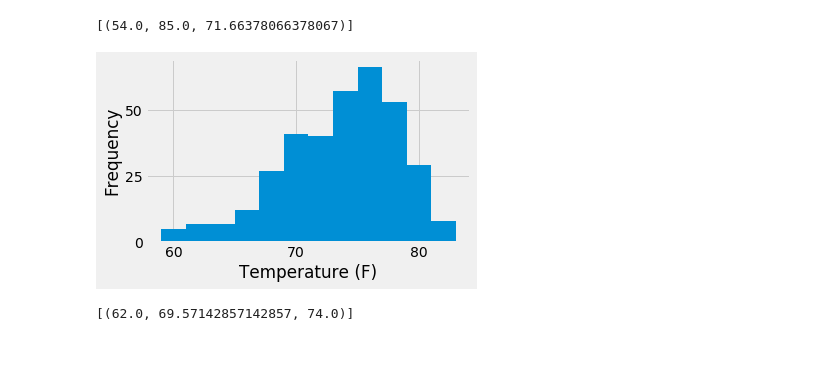
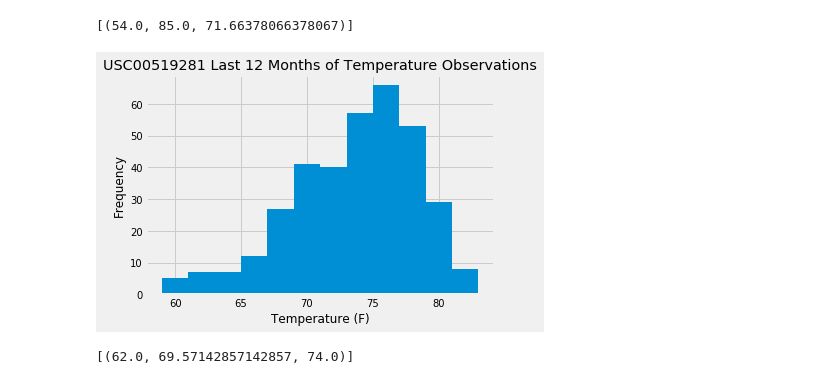
Before and after one commit to abbylemon/sqlalchemy-challenge, a Jupyter notebook: climate.ipynb, the cells around one changed output. Cells and saved outputs as stored; diff of their text form; code cells hidden in the pictures; blank space fills up the shorter version.

```diff
--- a/climate.ipynb
+++ b/climate.ipynb
@@ -139,3 +139,12 @@ session.query(Measurement.station, func.count(Measurement.tobs)).\
  ('USC00511918', 1979),
  ('USC00517948', 1372),
  ('USC00518838', 511)]
+# %%
+# get the most active station
+
+active_station = session.query(Measurement.station).\
+    group_by(Measurement.station).\
+    order_by(func.count(Measurement.tobs).desc()).first()
+
+station = [station for station in active_station][0]
+station
@@ -159,24 +170,26 @@ session.query(*sel).\
 # %%
 # Choose the station with the highest number of temperature observations.
 # Query the last 12 months of temperature observation data for this station and plot the results as a histogram
 
 temp_obser_data = session.query(Measurement.tobs).\
-    filter(Measurement.station == 'USC00519281').\
+    filter(Measurement.station == station).\
     filter(Measurement.date >= twelveMonthsAgo).all()
 
 temp_obser_data_list = [tob[0] for tob in temp_obser_data]
 temp_obser_data_list
 
 tops_plot = plt.hist(temp_obser_data_list, bins=12)
-plt.rcParams.update({'font.size': 30})
+plt.ylim(top=69)
+plt.rcParams.update({'font.size': 10})
 plt.xlabel("Temperature (F)")
+plt.rcParams.update({'font.size': 10})
 plt.ylabel("Frequency")
-# plt.legend()
-# plt.title("USC00519281 Last 12 Months of Temperature Observations")
+plt.rcParams.update({'font.size': 10})
+plt.title(f"{station} Last 12 Months of Temperature Observations")
 plt.tight_layout()
 plt.show()
 # %% [output]
-[figure, old version]
+[figure, new version]
 # %%
 # This function called `calc_temps` will accept start date and end date in the format '%Y-%m-%d'
 # and return the minimum, average, and maximum temperatures for that range of dates
```
Also changed, not shown: parts of 7 cells of this notebook, 1 other file.
